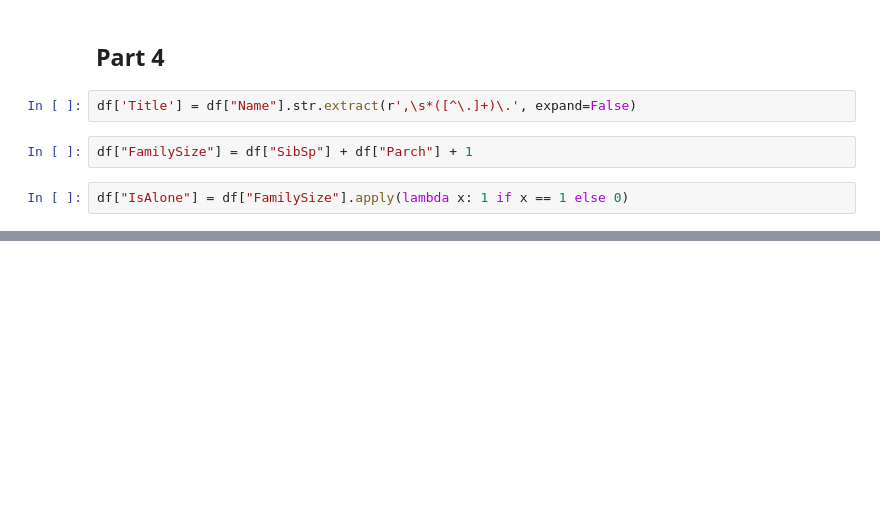
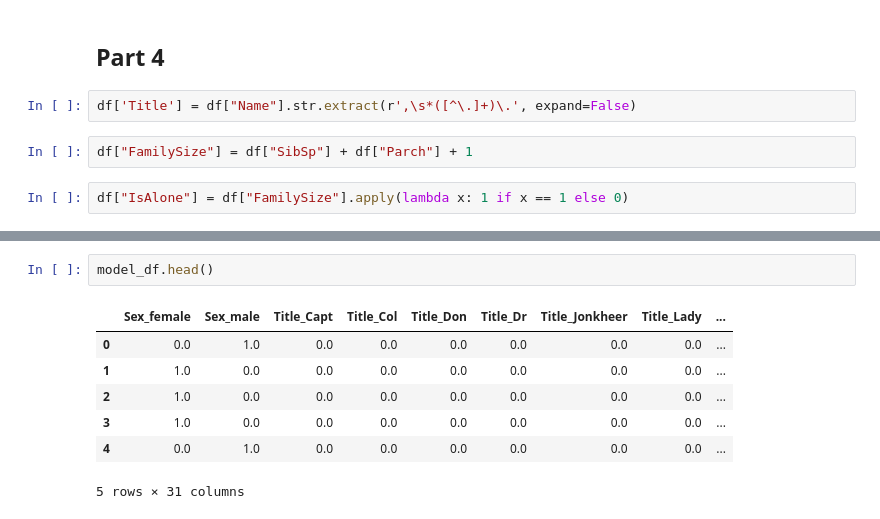
Before and after one commit to Hari-Potter03/Titanic-EDA-Classification, a Jupyter notebook: notebooks/04_interview.ipynb, the cells around one changed output, grey strips where cells are left out. Saved outputs shown, nothing was run; the diff lists cells and outputs as text; blank space fills up the shorter version.

```diff
--- a/notebooks/04_interview.ipynb
+++ b/notebooks/04_interview.ipynb
@@ -296,0 +322,10 @@ column_transformer = ColumnTransformer(
+# %%
+model_df.head()
+# %% [output]
+|  | Sex_female | Sex_male | Title_Capt | Title_Col | Title_Don | Title_Dr | Title_Jonkheer | Title_Lady | ... |
+| 0 | 0.0 | 1.0 | 0.0 | 0.0 | 0.0 | 0.0 | 0.0 | 0.0 | ... |
+| 1 | 1.0 | 0.0 | 0.0 | 0.0 | 0.0 | 0.0 | 0.0 | 0.0 | ... |
+| 2 | 1.0 | 0.0 | 0.0 | 0.0 | 0.0 | 0.0 | 0.0 | 0.0 | ... |
+| 3 | 1.0 | 0.0 | 0.0 | 0.0 | 0.0 | 0.0 | 0.0 | 0.0 | ... |
+| 4 | 0.0 | 1.0 | 0.0 | 0.0 | 0.0 | 0.0 | 0.0 | 0.0 | ... |
+5 rows × 31 columns
```
Also changed, not shown: parts of 19 cells of this notebook.
